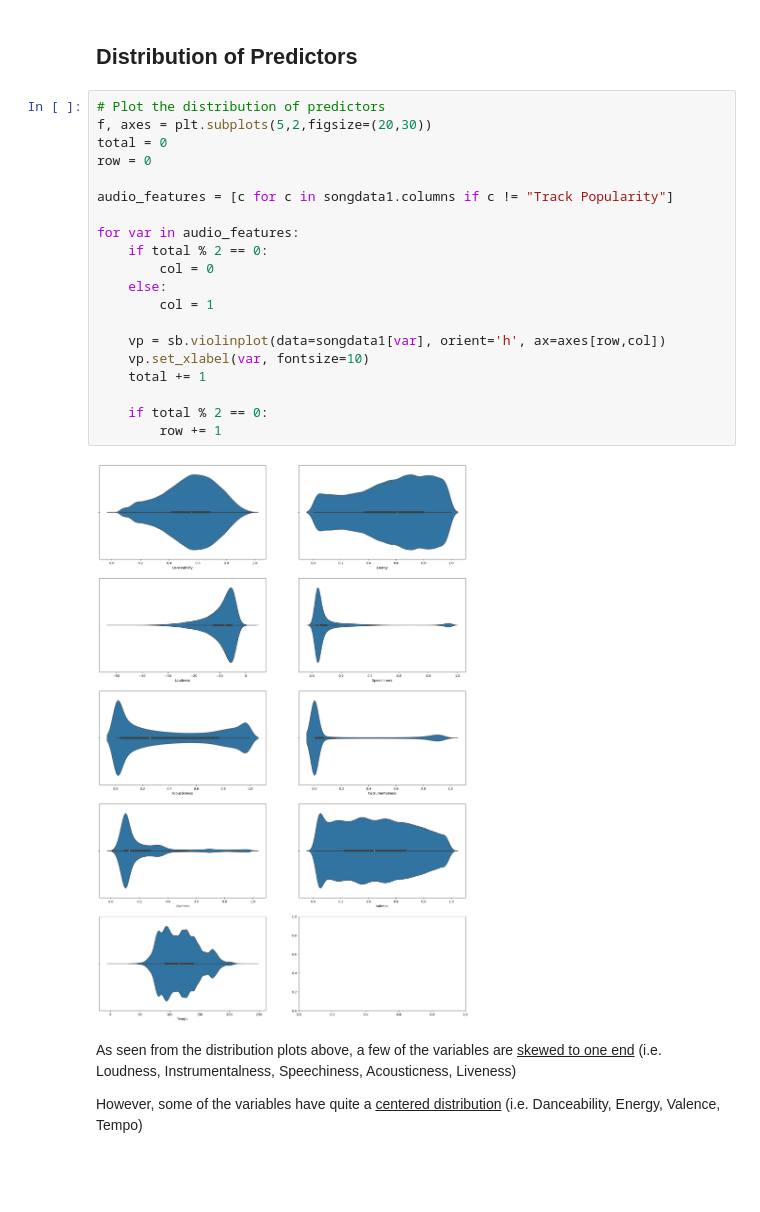
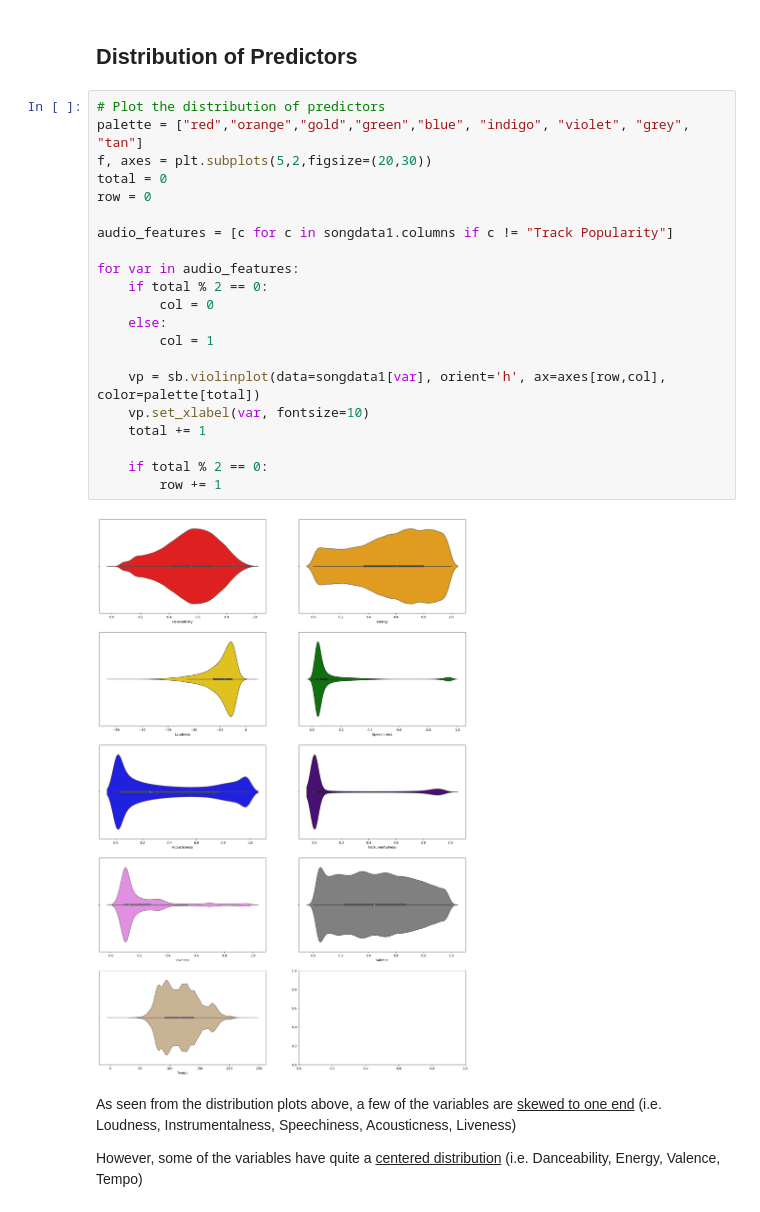
Before and after one commit to justkk4/dsai-spotipy-project, a Jupyter notebook: data-visualisation.ipynb, the cells around one changed output. Cells and saved outputs as stored; diff of their text form; blank space fills up the shorter version.

```diff
--- a/data-visualisation.ipynb
+++ b/data-visualisation.ipynb
@@ -142,26 +142,27 @@ The process of data resampling is explained in our <u>***'data-resampling.ipynb'
 ## **Distribution of Predictors**
 # %%
 # Plot the distribution of predictors
+palette = ["red","orange","gold","green","blue", "indigo", "violet", "grey", "tan"]
 f, axes = plt.subplots(5,2,figsize=(20,30))
 total = 0
 row = 0
 
 audio_features = [c for c in songdata1.columns if c != "Track Popularity"]
 
 for var in audio_features:
     if total % 2 == 0:
         col = 0
     else:
         col = 1
 
-    vp = sb.violinplot(data=songdata1[var], orient='h', ax=axes[row,col])
+    vp = sb.violinplot(data=songdata1[var], orient='h', ax=axes[row,col], color=palette[total])
     vp.set_xlabel(var, fontsize=10)
     total += 1
 
     if total % 2 == 0:
         row += 1
 # %% [output]
-[figure, old version]
+[figure, new version]
 # %% [markdown]
 As seen from the distribution plots above, a few of the variables are <u>skewed to one end</u> (i.e. Loudness, Instrumentalness, Speechiness, Acousticness, Liveness)
 
```
Also changed, not shown: parts of 3 cells of this notebook, 5 other files.
